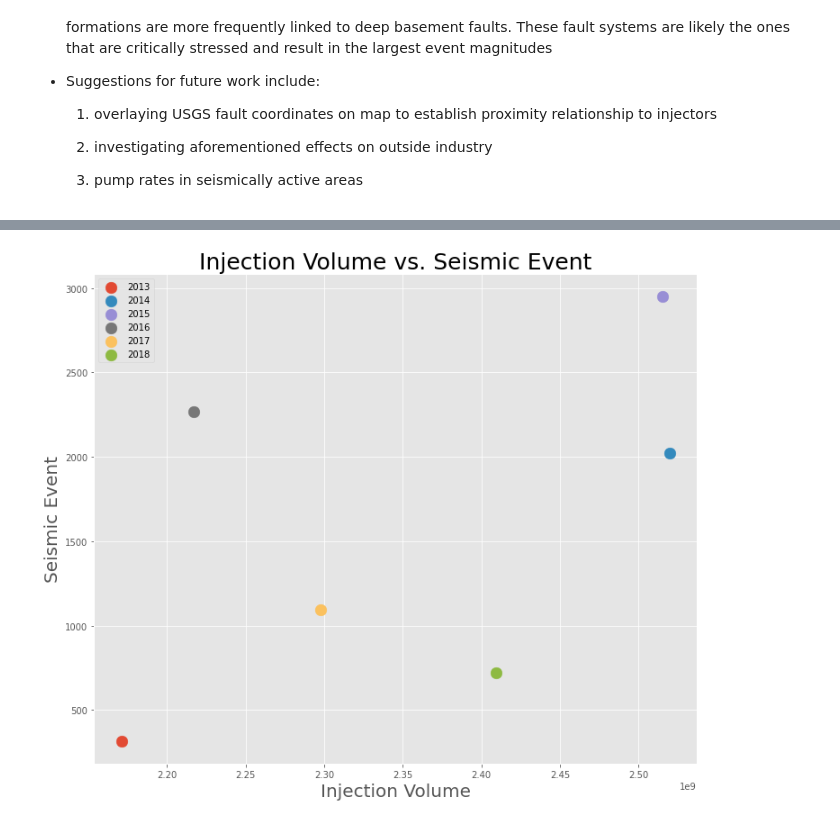
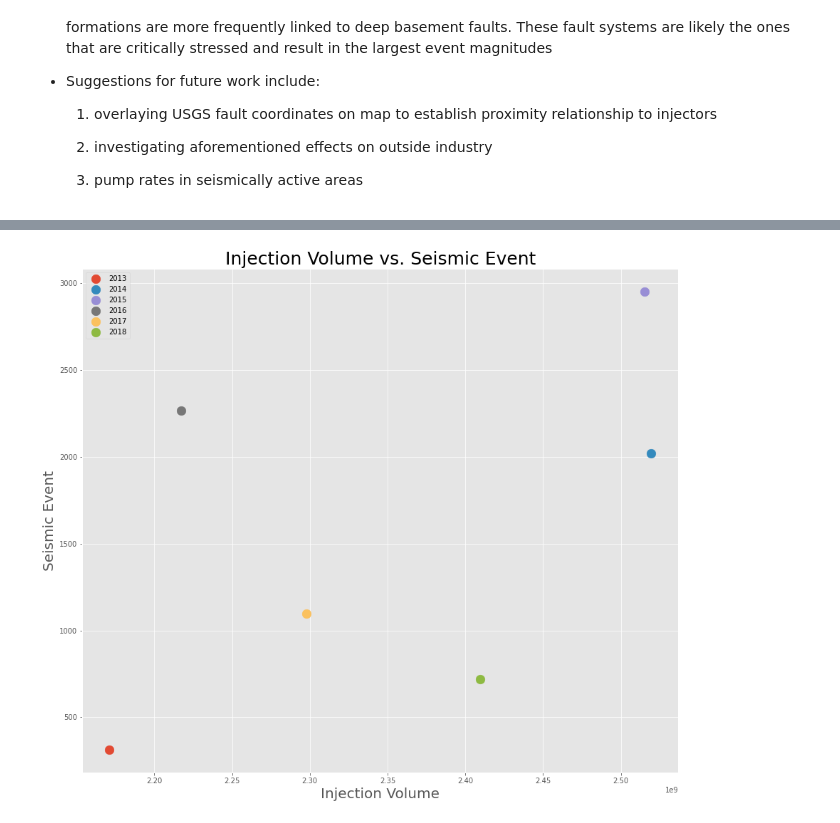
Before and after one commit to annasiatico/project1-oklahoma-earthquakes, a Jupyter notebook: Earthquakes.ipynb, the cells around one changed output, grey strips where cells are left out. Cells and saved outputs as stored; diff of their text form; code cells hidden in the pictures.

```diff
--- a/Earthquakes.ipynb
+++ b/Earthquakes.ipynb
@@ -651,22 +650,18 @@ OperationalError: (pymysql.err.OperationalError) (2013, 'Lost connection to MySQ
 # %%
-#Scatter plot of Injection Volume vs. Seismic Events
+#Scatter plot for Injection Volume vs EQ Event
 x_values = total_EQ_per_year_df.index
 y_values = total_EQ_per_year_df["Total Vol"]
 z_values = total_EQ_per_year_df["NumberofEQ"]
-
 plt.title("Injection Volume vs. Seismic Event", fontsize = 25)
-plt.gcf().set_size_inches((12, 10))
+plt.gcf().set_size_inches((15, 13))
 plt.ylabel("Seismic Event", fontsize = 20)
 plt.xlabel("Injection Volume", fontsize = 20)
-
-plt.scatter(y_values.iloc[0], z_values.iloc[0], s=160)
-plt.scatter(y_values.iloc[1], z_values.iloc[1], s= 160)
-plt.scatter(y_values.iloc[2], z_values.iloc[2], s= 160)
-plt.scatter(y_values.iloc[3], z_values.iloc[3], s= 160)
-plt.scatter(y_values.iloc[4], z_values.iloc[4], s= 160)
-plt.scatter(y_values.iloc[5], z_values.iloc[5], s= 160)
+i=0
+for i in range(len(total_EQ_per_year_df)) :
+    plt.scatter(total_EQ_per_year_df.iloc[i,1], total_EQ_per_year_df.iloc[i,0], s=160)
+i=i+1
 plt.legend(x_values)
 plt.savefig("Volumes_vs_EQevent_scatterplot.png", dpi = 300)
 plt.show()
 # %% [output]
-[figure, old version]
+[figure, new version]
```
Also changed, not shown: parts of 4 cells of this notebook.
